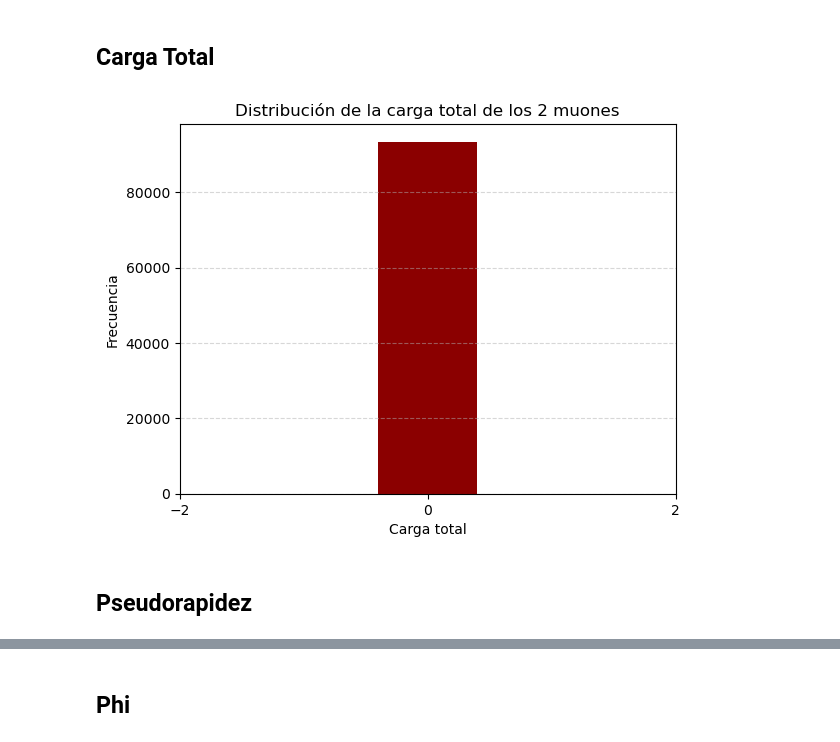
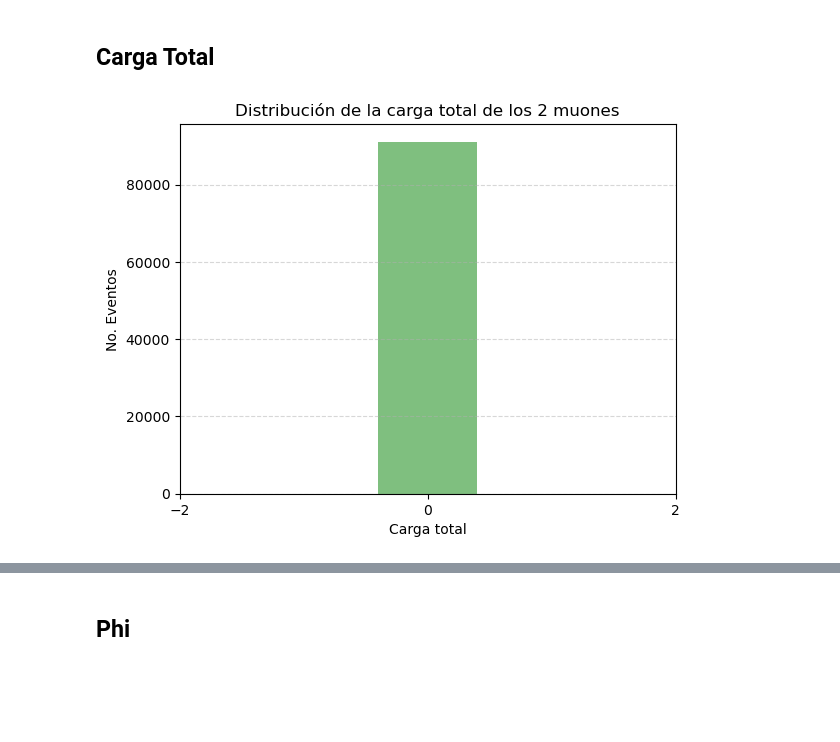
Before and after one commit to ProgramasParaFisicaDeParticulas/blindsampleanalysiswithcsv9-Art-999, a Jupyter notebook: Sample_desconocida.ipynb, the cells around one changed output, grey strips where cells are left out. Drawn from its saved outputs; the diff is of its cells as text; code cells hidden in the pictures; blank space fills up the shorter version.

Commit message:
Corte eta, Graficos de masa invariante con masas de posibles particulas

```diff
--- a/Sample_desconocida.ipynb
+++ b/Sample_desconocida.ipynb
@@ -78,0 +88,4 @@ plt.show()
+# %%
+mask_M = df['M'] < 120
+
+corte_MG = df[mask_mu & mask_M].copy()
@@ -78,0 +111,3 @@ plt.show()
+# %%
+mask_eta = (df['eta1'].abs() < 2.3) & (df['eta2'].abs() < 2.3)
+corte_MG_eta = df[mask_mu & mask_M & mask_eta].copy()
@@ -81,22 +265,20 @@ plt.show()
 # %% [markdown]
 ## Carga Total
 # %%
-Q_values, counts = np.unique(corte_G['Q1'] + corte_G['Q2'], return_counts=True)
+Q_values, counts = np.unique(corte_MG_eta['Q1'] + corte_MG_eta['Q2'], return_counts=True)
 
 
-plt.bar(Q_values, counts, color='darkred')
+plt.bar(Q_values, counts, color='green', alpha=0.5)
 
 plt.xlabel("Carga total")
-plt.ylabel("Frecuencia")
+plt.ylabel("No. Eventos")
 plt.title("Distribución de la carga total de los 2 muones")
 
 plt.xticks([-2, 0, 2])
 plt.grid(axis='y', linestyle='--', alpha=0.5)
 
 
-plt.savefig("tocharge_distribution_inicial.png", dpi=300, bbox_inches='tight')
+plt.savefig("charge_distribution_ini.png", dpi=300, bbox_inches='tight')
 plt.show()
 # %% [output]
-[figure, old version]
+[figure, new version]
-# %% [markdown]
-## Pseudorapidez
```
Also changed, not shown: parts of 27 cells of this notebook.
